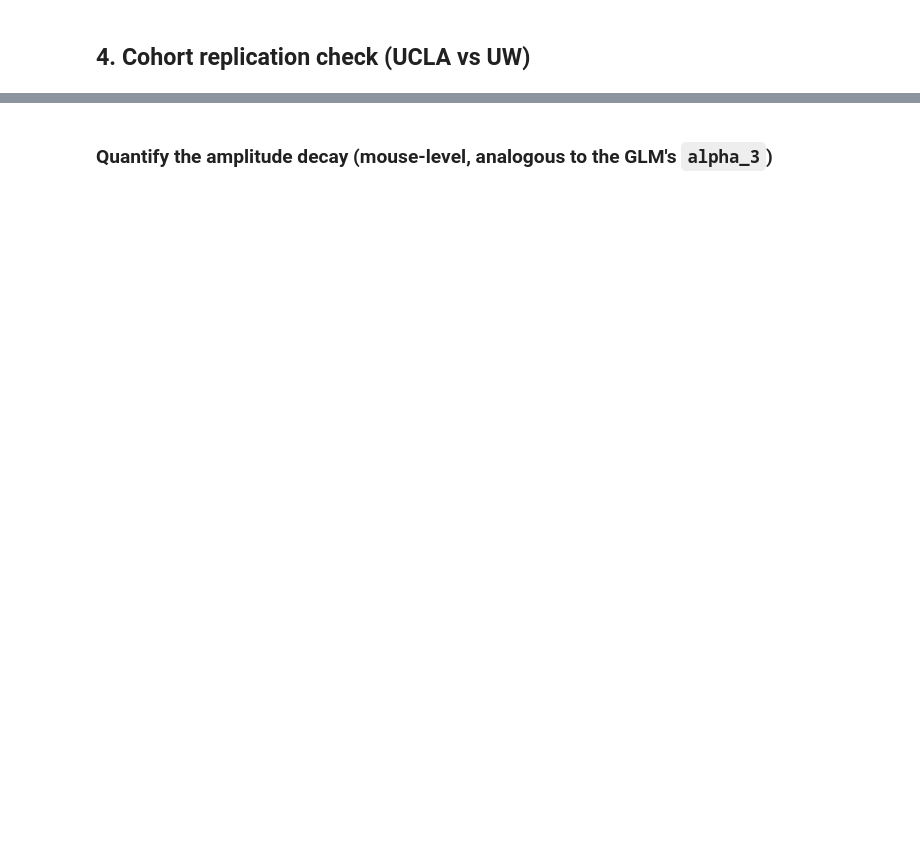
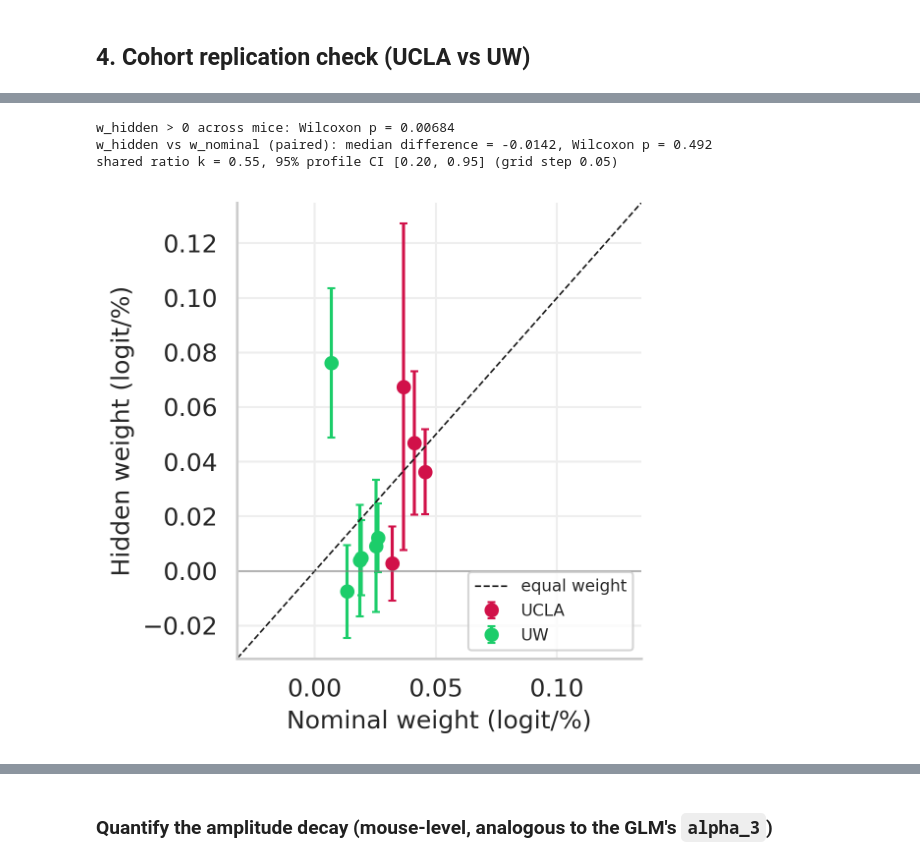
Before and after one commit to vaibrainium/decision-behavior-in-mice, a Jupyter notebook: notebooks/2.14-psychophysical-kernel-analysis.ipynb, the cells around one changed output, grey strips where cells are left out. Saved outputs shown, nothing was run; the diff lists cells and outputs as text; code cells hidden in the pictures; blank space fills up the shorter version.

```diff
--- a/notebooks/2.14-psychophysical-kernel-analysis.ipynb
+++ b/notebooks/2.14-psychophysical-kernel-analysis.ipynb
@@ -321,0 +415,12 @@ print(f"UCLA (n={len(ucla_amp)}) mean amp={ucla_amp.mean():.3f}, UW (n={len(uw_a
+# %%
+me_full = np.load(Path(processed_dir, "motion_energy_mouse/me_calibrated.npz"))
+me_row = pd.Series(np.arange(len(me_full["agg_code"])), index=me_full["agg_code"])
+lags_ms = [100, 250, 500, 1000, 2000]
+
+for cohort, sub in controls[controls["signed_coherence"] == 0].groupby("cohort"):
+    me = me_full[me_type][me_row[sub["agg_code"]].values][:, 20:300]
+    r = np.corrcoef(sub["hidden_coherence"], me.mean(axis=1))[0, 1]
+    noise = me - me.mean(axis=0)
+    autocorr = [np.corrcoef(noise[:, :-lag].ravel(), noise[:, lag:].ravel())[0, 1] for lag in (round(l / FRAME_MS) for l in lags_ms)]
+    print(f"{cohort}: n={len(sub)}, corr(hidden coherence, trial-mean ME) = {r:.2f}; "
+          f"ME noise autocorrelation at {lags_ms} ms = {np.round(autocorr, 2).tolist()}")
@@ -321,0 +430,8 @@ print(f"UCLA (n={len(ucla_amp)}) mean amp={ucla_amp.mean():.3f}, UW (n={len(uw_a
+# %%
+# Does the motion-energy model weight hidden coherence like nominal coherence? (1.0 = same as nominal, by calibration)
+import statsmodels.formula.api as smf
+
+for cohort, sub in controls[controls["signed_coherence"].abs() < 100].groupby("cohort"):
+    sub = sub.assign(me=me_full[me_type][me_row[sub["agg_code"]].values][:, 20:300].mean(axis=1))
+    fit = smf.ols("me ~ C(signed_coherence) + hidden_coherence", sub).fit()
+    print(f"{cohort}: ME per 1% hidden coherence = {fit.params['hidden_coherence']:.2f} +- {fit.bse['hidden_coherence']:.2f}")
@@ -321,0 +487,58 @@ print(f"UCLA (n={len(ucla_amp)}) mean amp={ucla_amp.mean():.3f}, UW (n={len(uw_a
+# %%
+weights = []
+for subj, sub in controls[controls["signed_coherence"].abs() <= 36].groupby("subject_id"):
+    X = sm.add_constant(sub[["signed_coherence", "hidden_coherence"]])
+    fit = sm.Logit(sub["choice"], X).fit(disp=0)
+    weights.append({
+        "subject_id": subj,
+        "cohort": sub["cohort"].iloc[0],
+        "n": len(sub),
+        "w_nominal": fit.params["signed_coherence"],
+        "w_hidden": fit.params["hidden_coherence"],
+        "se_hidden": fit.bse["hidden_coherence"],
+    })
+weights = pd.DataFrame(weights)
+
+w_stat, p_pos = stats.wilcoxon(weights["w_hidden"], alternative="greater")
+d_stat, p_diff = stats.wilcoxon(weights["w_hidden"] - weights["w_nominal"])
+print(f"w_hidden > 0 across mice: Wilcoxon p = {p_pos:.3g}")
+print(f"w_hidden vs w_nominal (paired): median difference = {np.median(weights['w_hidden'] - weights['w_nominal']):.4f}, Wilcoxon p = {p_diff:.3g}")
+
+# Shared ratio k in "effective coherence = nominal + k * hidden", with each mouse's own intercept and slope.
+# k = 1: the seed's bias is weighted exactly like programmed coherence. CI from the profile likelihood.
+sub = controls[controls["signed_coherence"].abs() <= 36]
+subjects = sub["subject_id"].unique()
+dummies = pd.get_dummies(sub["subject_id"], dtype=float)
+
+
+def profile_loglik(k):
+    effective = sub["signed_coherence"] + k * sub["hidden_coherence"]
+    X = pd.concat([dummies, dummies.mul(effective, axis=0).add_prefix("coh_")], axis=1)
+    return sm.Logit(sub["choice"], X).fit(disp=0).llf
+
+
+k_grid = np.linspace(-1, 3, 81)
+loglik = np.array([profile_loglik(k) for k in k_grid])
+k_hat = k_grid[np.argmax(loglik)]
+k_ci = k_grid[loglik >= loglik.max() - stats.chi2.ppf(0.95, 1) / 2]
+print(f"shared ratio k = {k_hat:.2f}, 95% profile CI [{k_ci.min():.2f}, {k_ci.max():.2f}] (grid step {k_grid[1] - k_grid[0]:.2f})")
+
+fig, ax = plt.subplots(figsize=(spu.TEXTWIDTH * 0.55, spu.TEXTWIDTH * 0.55))
+for cohort, color in zip(("UCLA", "UW"), ("#d11149", "#1ccd6a")):
+    s = weights[weights["cohort"] == cohort]
+    ax.errorbar(s["w_nominal"], s["w_hidden"], yerr=s["se_hidden"], fmt="o", color=color, label=cohort, capsize=2)
+lo = min(0, (weights["w_hidden"] - weights["se_hidden"]).min())
+hi = max(weights["w_nominal"].max(), (weights["w_hidden"] + weights["se_hidden"]).max())
+lim = [lo - 0.05 * (hi - lo), hi + 0.05 * (hi - lo)]
+ax.plot(lim, lim, "k--", lw=0.8, label="equal weight")
+ax.axhline(0, color="grey", lw=0.5)
+ax.set(xlim=lim, ylim=lim, xlabel="Nominal weight (logit/%)", ylabel="Hidden weight (logit/%)")
+ax.legend(fontsize=8)
+plt.tight_layout()
+plt.show()
+weights.round(4)
+# %% [output]
+w_hidden > 0 across mice: Wilcoxon p = 0.00684
+w_hidden vs w_nominal (paired): median difference = -0.0142, Wilcoxon p = 0.492
+shared ratio k = 0.55, 95% profile CI [0.20, 0.95] (grid step 0.05)
+[figure, added]
```
Also changed, not shown: parts of 26 cells of this notebook, 2 other files.
